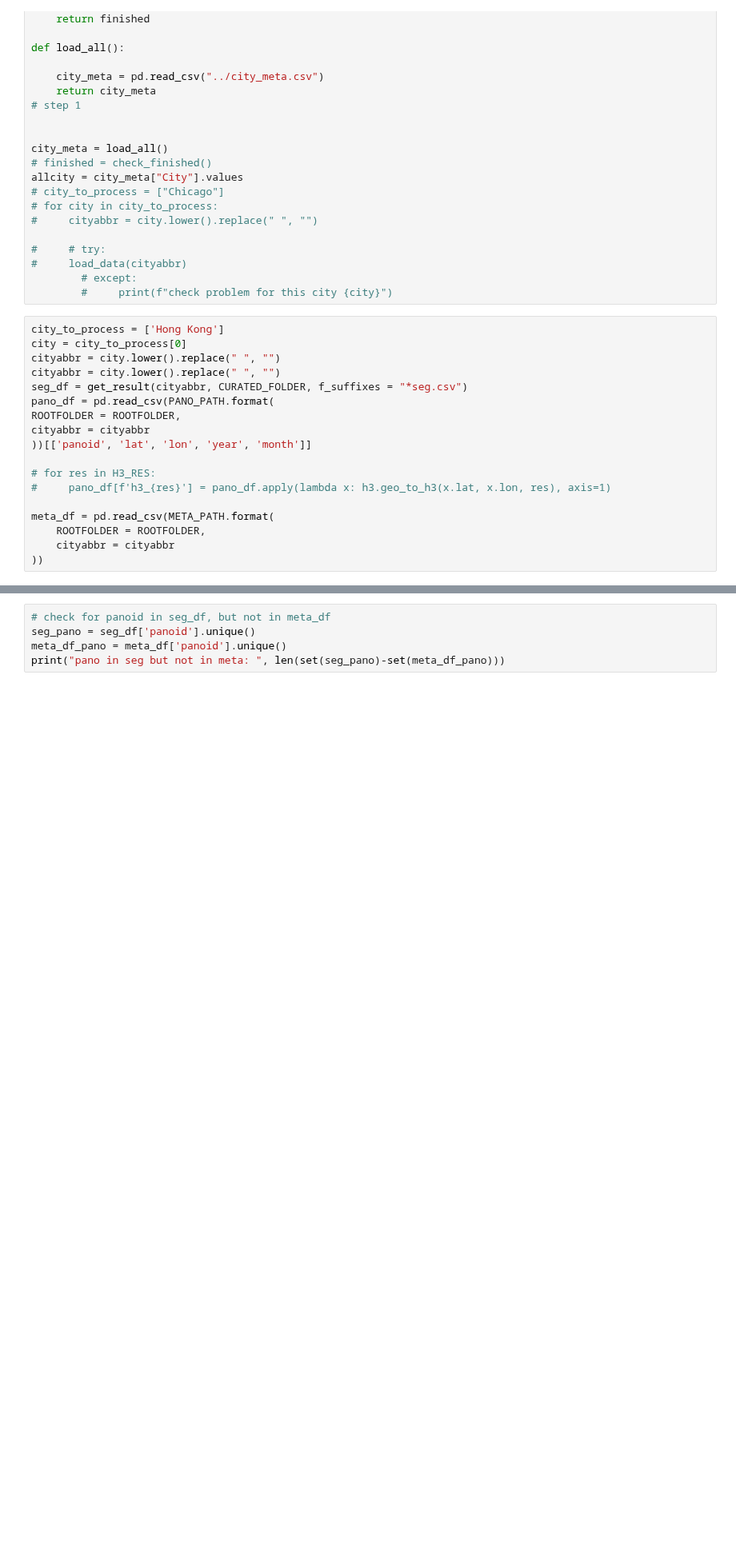
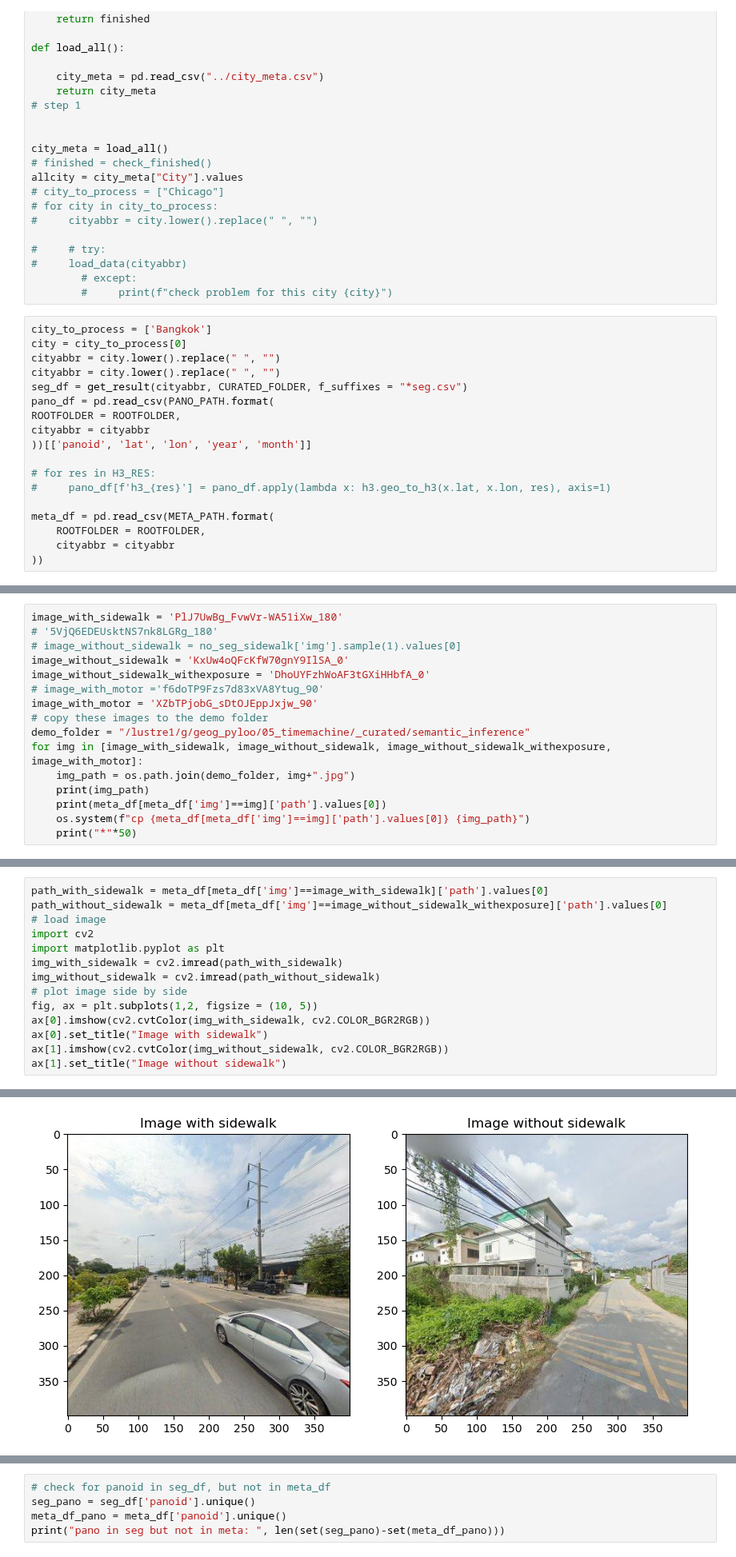
Before and after one commit to brookefzy/uvi-time-machine, a Jupyter notebook: _script/B-timemachine/04_summarize_segmentation.ipynb, the cells around one changed output, grey strips where cells are left out. Shown at 80% size. Cells and saved outputs as stored; diff of their text form; blank space fills up the shorter version.

```diff
--- a/_script/B-timemachine/04_summarize_segmentation.ipynb
+++ b/_script/B-timemachine/04_summarize_segmentation.ipynb
@@ -162,7 +164,7 @@ allcity = city_meta["City"].values
         # except:
         #     print(f"check problem for this city {city}")
 # %%
-city_to_process = ['Hong Kong']
+city_to_process = ['Bangkok']
 city = city_to_process[0]
 cityabbr = city.lower().replace(" ", "")
 cityabbr = city.lower().replace(" ", "")
@@ -191,0 +208,16 @@ seg_df['panoid'] = seg_df['img'].apply(lambda x: x[:22])
+# %%
+image_with_sidewalk = 'PlJ7UwBg_FvwVr-WA51iXw_180'
+# '5VjQ6EDEUsktNS7nk8LGRg_180'
+# image_without_sidewalk = no_seg_sidewalk['img'].sample(1).values[0]
+image_without_sidewalk = 'KxUw4oQFcKfW70gnY9IlSA_0'
+image_without_sidewalk_withexposure = 'DhoUYFzhWoAF3tGXiHHbfA_0'
+# image_with_motor ='f6doTP9Fzs7d83xVA8Ytug_90'
+image_with_motor = 'XZbTPjobG_sDtOJEppJxjw_90'
+# copy these images to the demo folder
+demo_folder = "/lustre1/g/geog_pyloo/05_timemachine/_curated/semantic_inference"
+for img in [image_with_sidewalk, image_without_sidewalk, image_without_sidewalk_withexposure, image_with_motor]:
+    img_path = os.path.join(demo_folder, img+".jpg")
+    print(img_path)
+    print(meta_df[meta_df['img']==img]['path'].values[0])
+    os.system(f"cp {meta_df[meta_df['img']==img]['path'].values[0]} {img_path}")
+    print("*"*50)
@@ -191,0 +237,15 @@ seg_df['panoid'] = seg_df['img'].apply(lambda x: x[:22])
+# %%
+path_with_sidewalk = meta_df[meta_df['img']==image_with_sidewalk]['path'].values[0]
+path_without_sidewalk = meta_df[meta_df['img']==image_without_sidewalk_withexposure]['path'].values[0]
+# load image
+import cv2
+import matplotlib.pyplot as plt
+img_with_sidewalk = cv2.imread(path_with_sidewalk)
+img_without_sidewalk = cv2.imread(path_without_sidewalk)
+# plot image side by side
+fig, ax = plt.subplots(1,2, figsize = (10, 5))
+ax[0].imshow(cv2.cvtColor(img_with_sidewalk, cv2.COLOR_BGR2RGB))
+ax[0].set_title("Image with sidewalk")
+ax[1].imshow(cv2.cvtColor(img_without_sidewalk, cv2.COLOR_BGR2RGB))
+ax[1].set_title("Image without sidewalk")
+# %% [output]
@@ -191,0 +253 @@ seg_df['panoid'] = seg_df['img'].apply(lambda x: x[:22])
+[figure, added]
```
Also changed, not shown: parts of 11 cells of this notebook, 4 other files.
